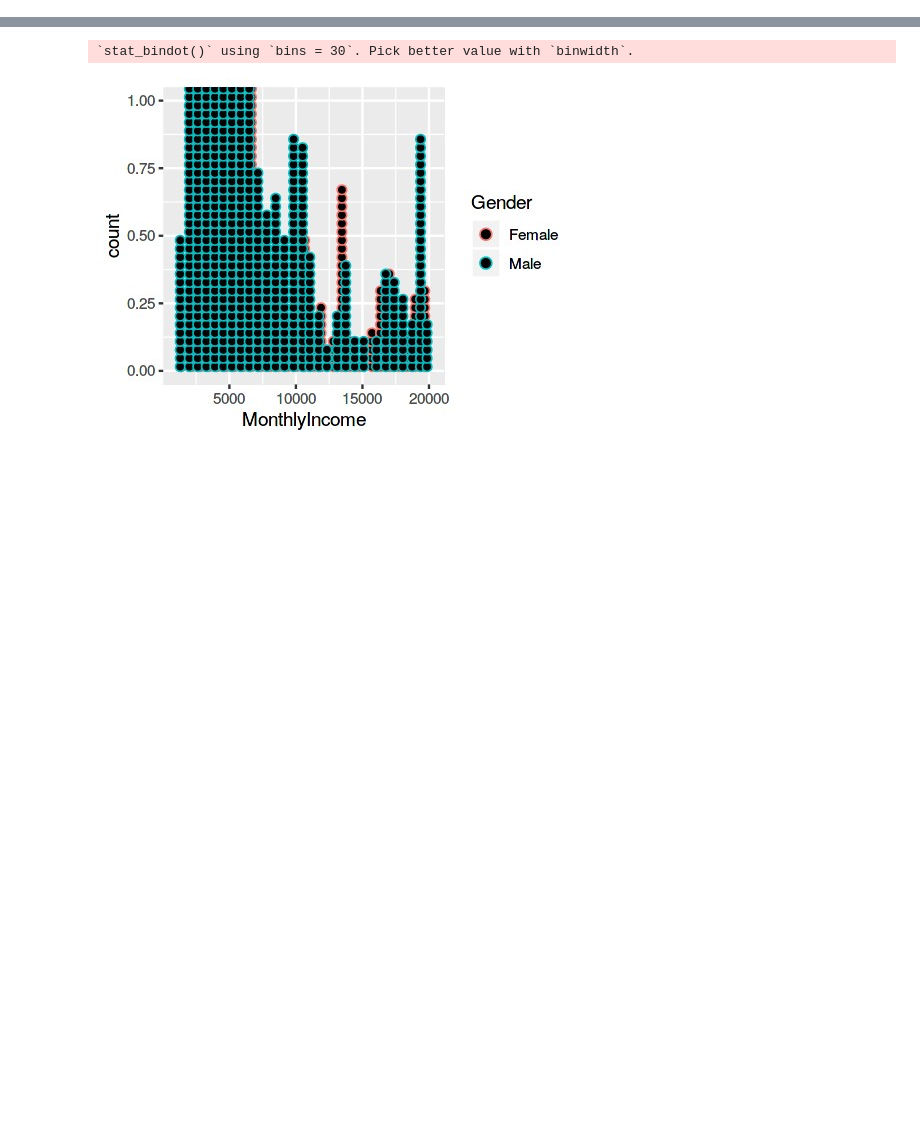
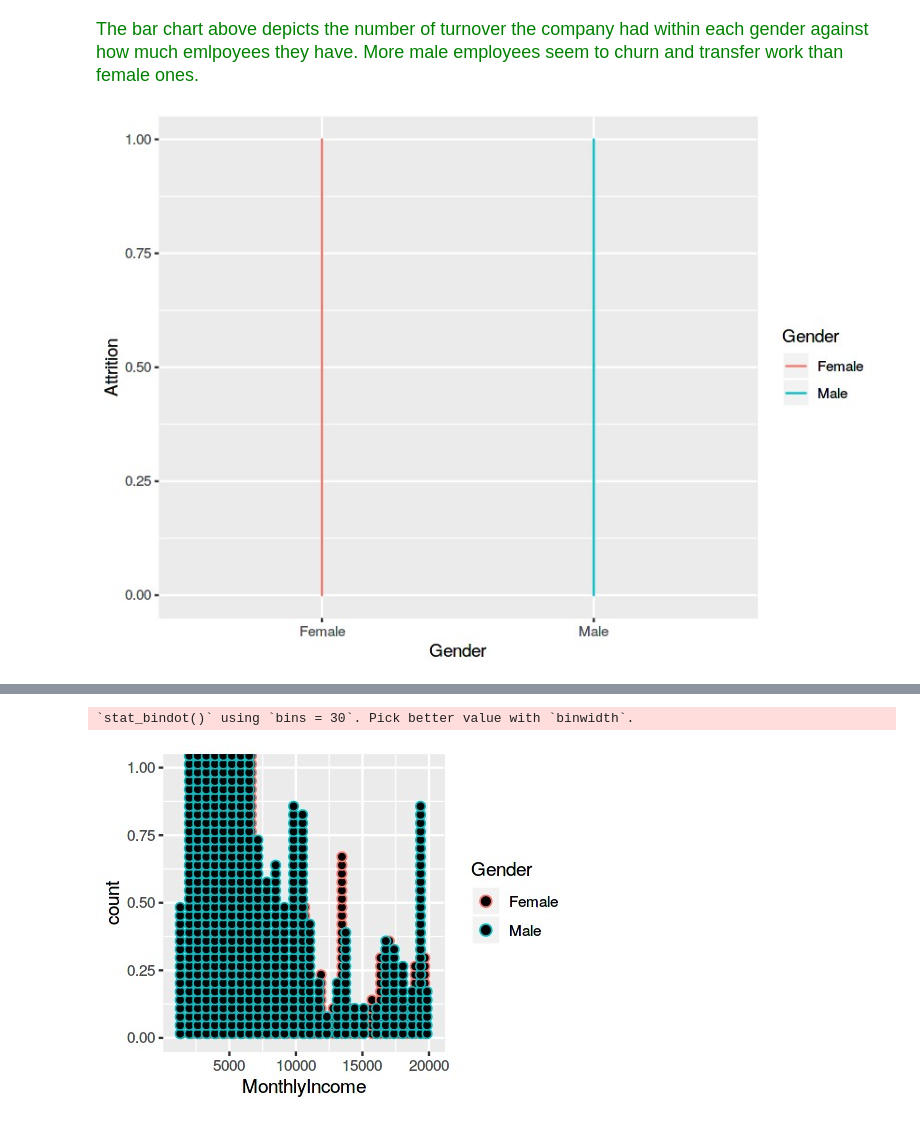
Before and after one commit to wisisaco/hr_project, a Jupyter notebook: utf-8''Homework - Resume Code Project (Draft).ipynb, the cells around one changed output, grey strips where cells are left out. Cells and saved outputs as stored; diff of their text form; code cells hidden in the pictures; blank space fills up the shorter version.

```diff
--- a/utf-8''Homework - Resume Code Project (Draft).ipynb
+++ b/utf-8''Homework - Resume Code Project (Draft).ipynb
@@ -85,0 +104,8 @@ ggplot(hr_data, aes(x = Gender, fill = Attrition)) +
+# %% [markdown]
+<span style=color:green> <font size="4"> The bar chart above depicts the number of turnover the company had within each gender against how much emlpoyees they have.
+More male employees seem to churn and transfer work than female ones. </span> </font>
+# %%
+ggplot(hr_data, aes(x=Gender, y=Attrition)) +
+    geom_line() + (aes(color = Gender))
+# %% [output]
+[figure, added]
```
Also changed, not shown: parts of 68 cells of this notebook, 1 other file.
